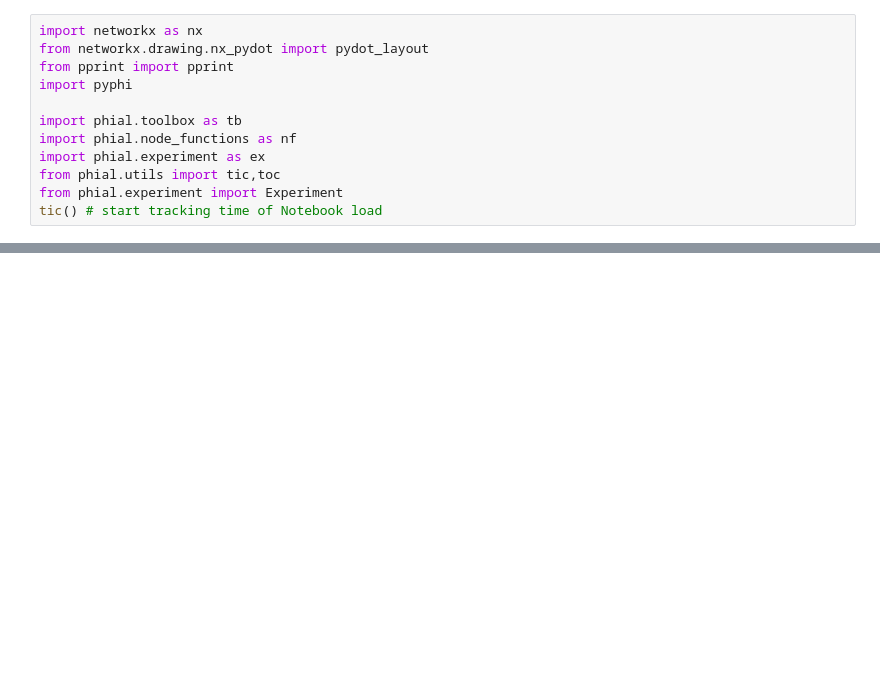
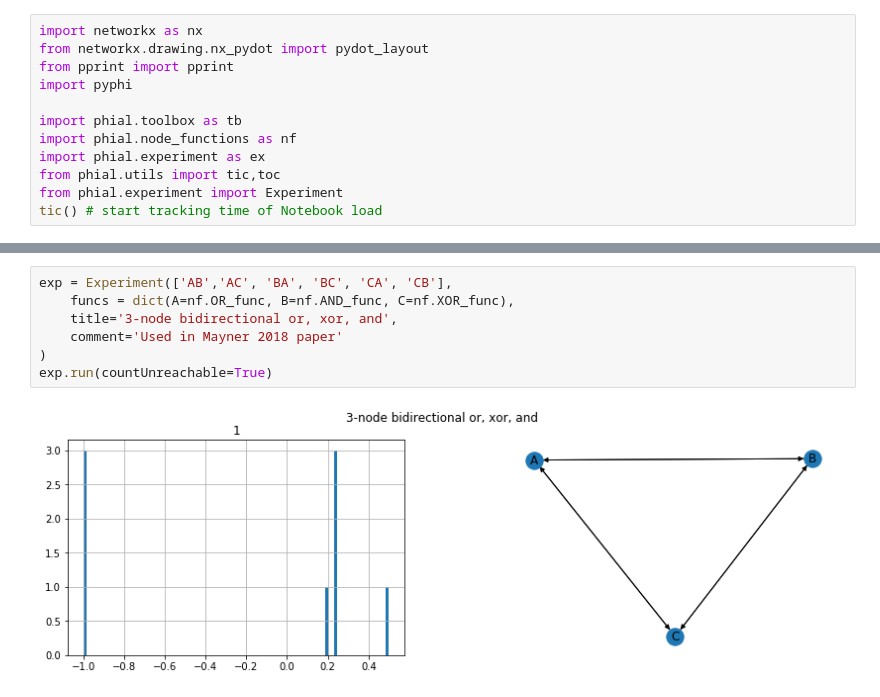
Before and after one commit to wesmith/phial, a Jupyter notebook: notebooks/toolbox.ipynb, the cells around one changed output, grey strips where cells are left out. Drawn from its saved outputs; the diff is of its cells as text; blank space fills up the shorter version.

```diff
--- a/notebooks/toolbox.ipynb
+++ b/notebooks/toolbox.ipynb
@@ -49,0 +51,9 @@ exp1.net.info()
+# %%
+exp = Experiment(['AB','AC', 'BA', 'BC', 'CA', 'CB'],
+    funcs = dict(A=nf.OR_func, B=nf.AND_func, C=nf.XOR_func),
+    title='3-node bidirectional or, xor, and',
+    comment='Used in Mayner 2018 paper'
+)
+exp.run(countUnreachable=True)
+# %% [output]
+[figure, added]
```
Also changed, not shown: parts of 16 cells of this notebook, 2 other files.
